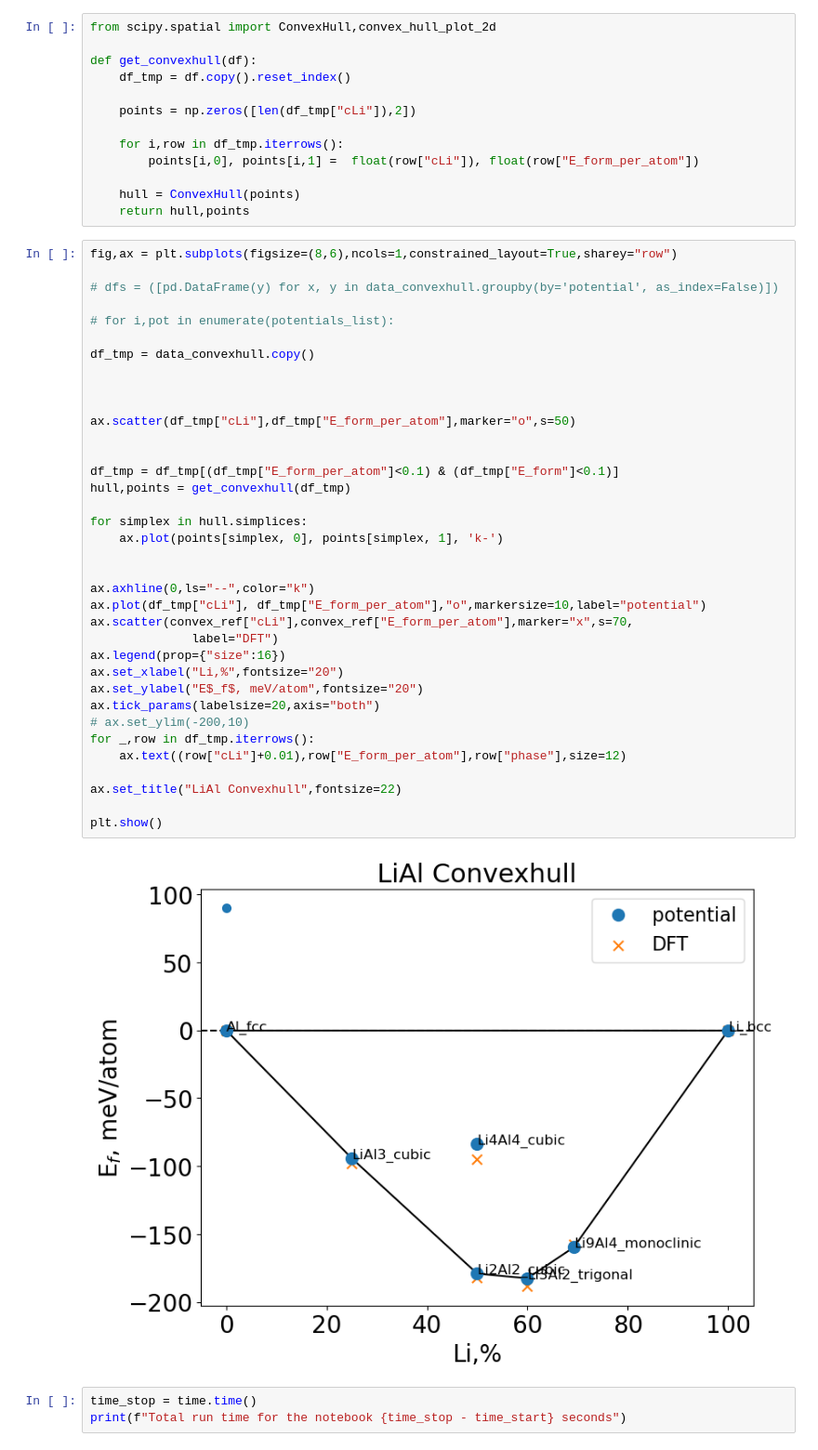
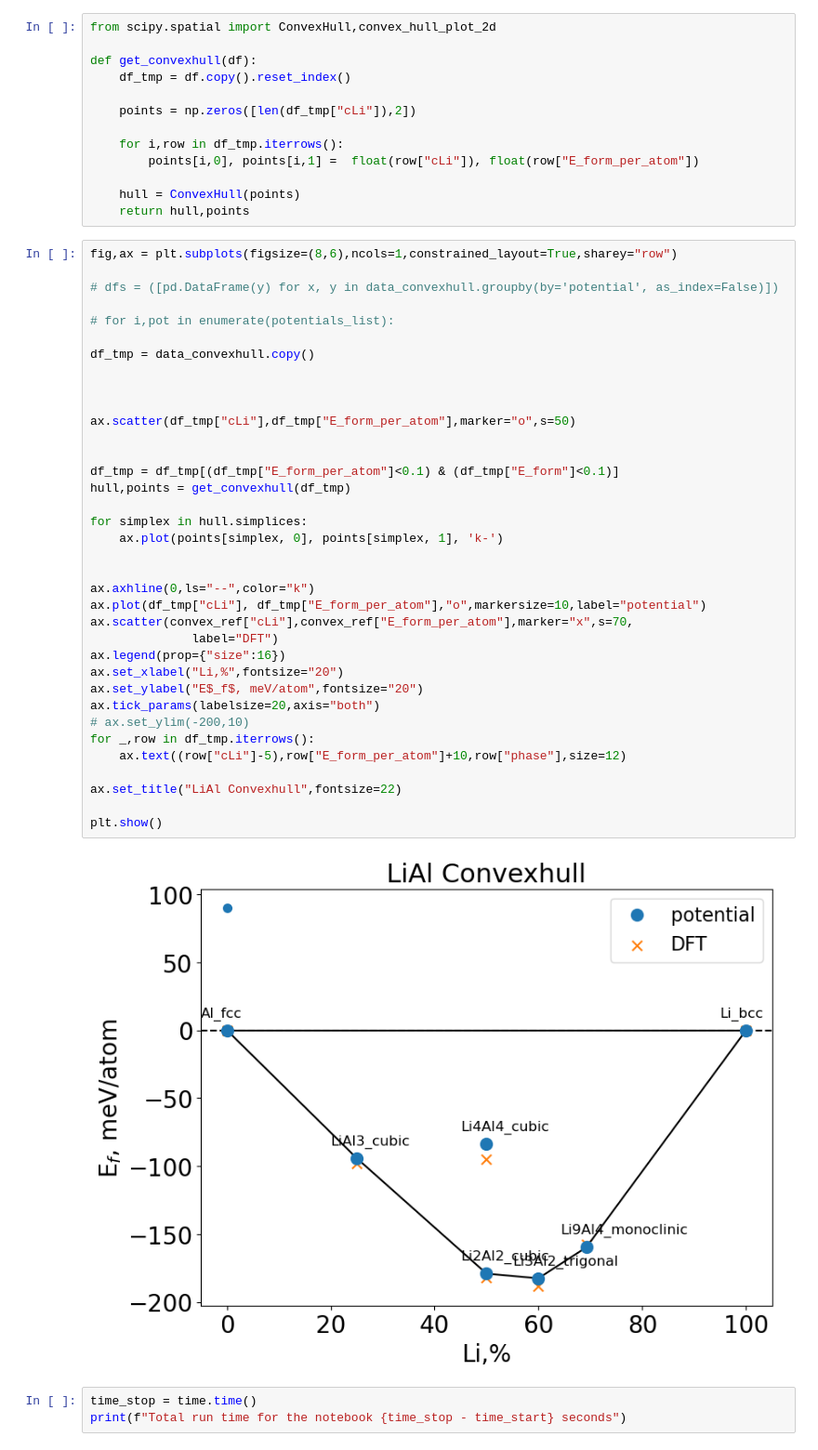
Before and after one commit to pyiron-workshop/NFDI-Matwerk-workshop-2023, a Jupyter notebook: validation/validation_LiAl.ipynb, the cells around one changed output. Shown at 93% size. Saved outputs shown, nothing was run; the diff lists cells and outputs as text.

```diff
--- a/validation/validation_LiAl.ipynb
+++ b/validation/validation_LiAl.ipynb
@@ -669,35 +669,35 @@ fig,ax = plt.subplots(figsize=(8,6),ncols=1,constrained_layout=True,sharey="row"
 
 df_tmp = data_convexhull.copy()
 
 
 
 ax.scatter(df_tmp["cLi"],df_tmp["E_form_per_atom"],marker="o",s=50)
 
 
 df_tmp = df_tmp[(df_tmp["E_form_per_atom"]<0.1) & (df_tmp["E_form"]<0.1)]
 hull,points = get_convexhull(df_tmp)
 
 for simplex in hull.simplices:
     ax.plot(points[simplex, 0], points[simplex, 1], 'k-')
 
 
 ax.axhline(0,ls="--",color="k")
 ax.plot(df_tmp["cLi"], df_tmp["E_form_per_atom"],"o",markersize=10,label="potential")
 ax.scatter(convex_ref["cLi"],convex_ref["E_form_per_atom"],marker="x",s=70,
               label="DFT")
 ax.legend(prop={"size":16})
 ax.set_xlabel("Li,%",fontsize="20")
 ax.set_ylabel("E$_f$, meV/atom",fontsize="20")
 ax.tick_params(labelsize=20,axis="both")
 # ax.set_ylim(-200,10)
 for _,row in df_tmp.iterrows():
-    ax.text((row["cLi"]+0.01),row["E_form_per_atom"],row["phase"],size=12)
+    ax.text((row["cLi"]-5),row["E_form_per_atom"]+10,row["phase"],size=12)
 
 ax.set_title("LiAl Convexhull",fontsize=22)
 
 plt.show()
 # %% [output]
-[figure, old version]
+[figure, new version]
 # %%
 time_stop = time.time()
 print(f"Total run time for the notebook {time_stop - time_start} seconds")
```
Also changed, not shown: 1 other file.
